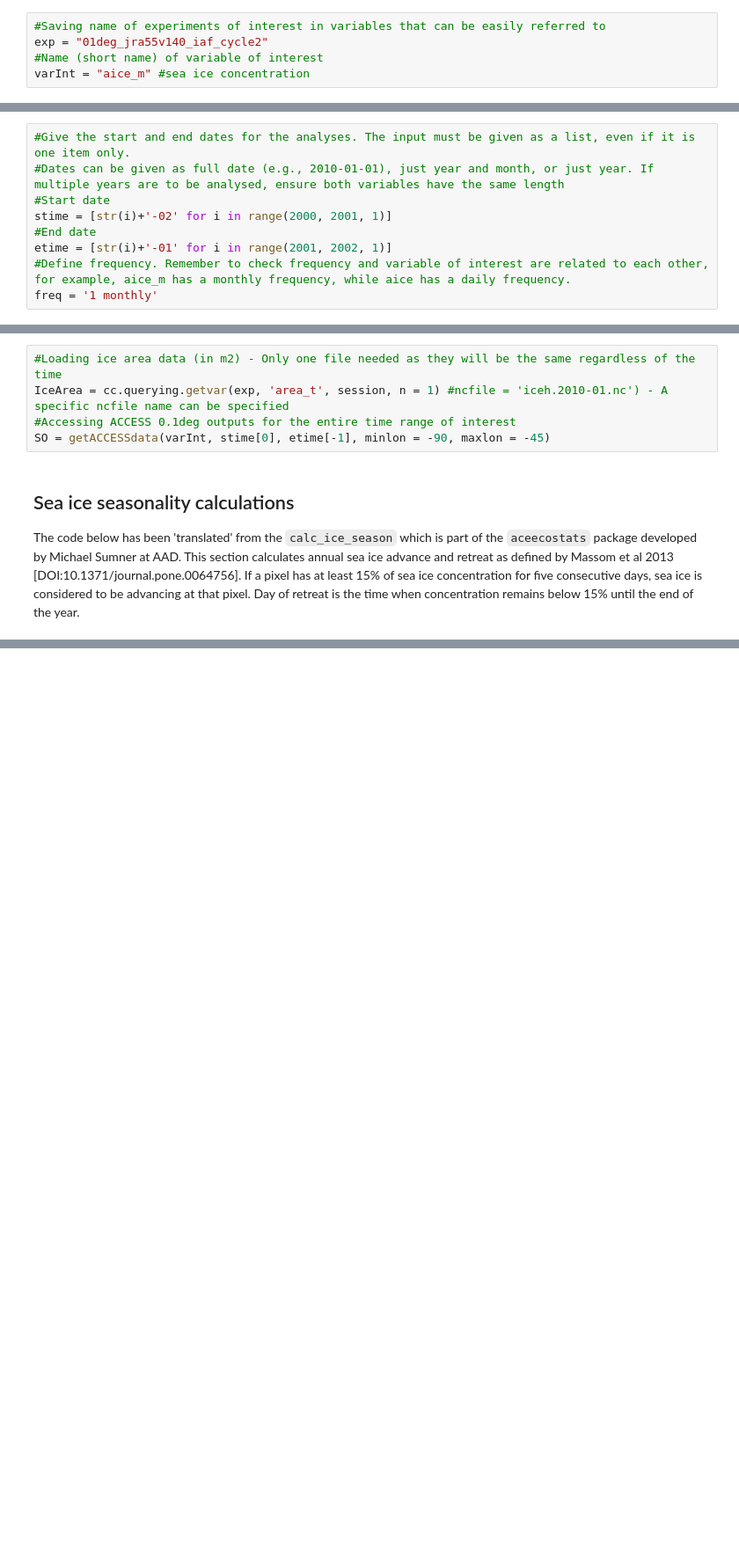
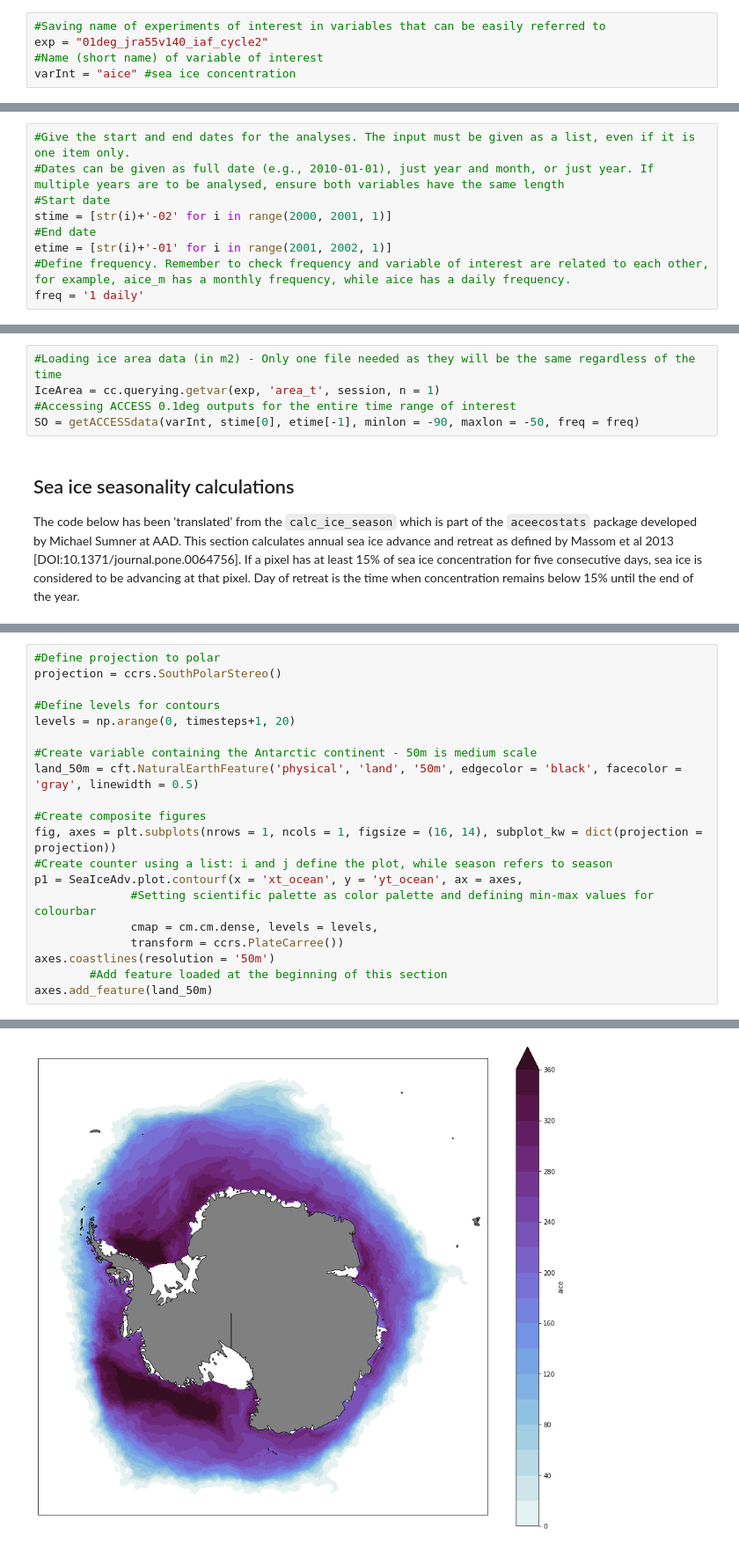
Before and after one commit to lidefi87/ACCESS_scripts_DFA, a Jupyter notebook: Scripts/SeaIceSeasonality.ipynb, the cells around one changed output, grey strips where cells are left out. Shown at 88% size. Cells and saved outputs as stored; diff of their text form; blank space fills up the shorter version.

Commit message:
SeaIceSeasonality
Changing Sea Ice Seasonality script to be more Python-like

```diff
--- a/Scripts/SeaIceSeasonality.ipynb
+++ b/Scripts/SeaIceSeasonality.ipynb
@@ -52,7 +44,7 @@ Once the correct experiment variables have been identified, data can be loaded i
 #Saving name of experiments of interest in variables that can be easily referred to
 exp = "01deg_jra55v140_iaf_cycle2"
 #Name (short name) of variable of interest
-varInt = "aice_m" #sea ice concentration
+varInt = "aice" #sea ice concentration
 # %% [markdown]
 Optional variables, activate if needed. Note that because times need correction, **the start time is actually one month after the month we are interested in**. See below for explanation.
 # %%
@@ -63,7 +55,7 @@ stime = [str(i)+'-02' for i in range(2000, 2001, 1)]
 #End date
 etime = [str(i)+'-01' for i in range(2001, 2002, 1)]
 #Define frequency. Remember to check frequency and variable of interest are related to each other, for example, aice_m has a monthly frequency, while aice has a daily frequency.
-freq = '1 monthly'
+freq = '1 daily'
 # %% [markdown]
 ## Defining functions
 # %% [markdown]
@@ -144,9 +96,9 @@ The `aice_m` variable gives the mean monthly concentration of ice in a cell. In
 The area is saved as `area_t` and it is given by the ocean model, below we will load it to the notebook and multiply it by `aice_m` to get the total ice area.
 # %%
 #Loading ice area data (in m2) - Only one file needed as they will be the same regardless of the time
-IceArea = cc.querying.getvar(exp, 'area_t', session, n = 1) #ncfile = 'iceh.2010-01.nc') - A specific ncfile name can be specified
+IceArea = cc.querying.getvar(exp, 'area_t', session, n = 1)
 #Accessing ACCESS 0.1deg outputs for the entire time range of interest
-SO = getACCESSdata(varInt, stime[0], etime[-1], minlon = -90, maxlon = -45)
+SO = getACCESSdata(varInt, stime[0], etime[-1], minlon = -90, maxlon = -50, freq = freq)
 # %% [markdown]
 ## Sea ice seasonality calculations
 The code below has been 'translated' from the `calc_ice_season` which is part of the `aceecostats` package developed by Michael Sumner at AAD. This section calculates annual sea ice advance and retreat as defined by Massom et al 2013 [DOI:10.1371/journal.pone.0064756]. If a pixel has at least 15% of sea ice concentration for five consecutive days, sea ice is considered to be advancing at that pixel. Day of retreat is the time when concentration remains below 15% until the end of the year.
@@ -236,0 +139,21 @@ ret.to_netcdf('retreat.nc')
+# %%
+#Define projection to polar
+projection = ccrs.SouthPolarStereo()
+
+#Define levels for contours
+levels = np.arange(0, timesteps+1, 20)
+
+#Create variable containing the Antarctic continent - 50m is medium scale
+land_50m = cft.NaturalEarthFeature('physical', 'land', '50m', edgecolor = 'black', facecolor = 'gray', linewidth = 0.5)
+
+#Create composite figures
+fig, axes = plt.subplots(nrows = 1, ncols = 1, figsize = (16, 14), subplot_kw = dict(projection = projection))
+#Create counter using a list: i and j define the plot, while season refers to season
+p1 = SeaIceAdv.plot.contourf(x = 'xt_ocean', y = 'yt_ocean', ax = axes,
+              #Setting scientific palette as color palette and defining min-max values for colourbar
+              cmap = cm.cm.dense, levels = levels,
+              transform = ccrs.PlateCarree())
+axes.coastlines(resolution = '50m')
+        #Add feature loaded at the beginning of this section
+axes.add_feature(land_50m)
+# %% [output]
@@ -236,0 +161 @@ ret.to_netcdf('retreat.nc')
+[figure, added]
```
Also changed, not shown: parts of 10 cells of this notebook, 3 other files.
